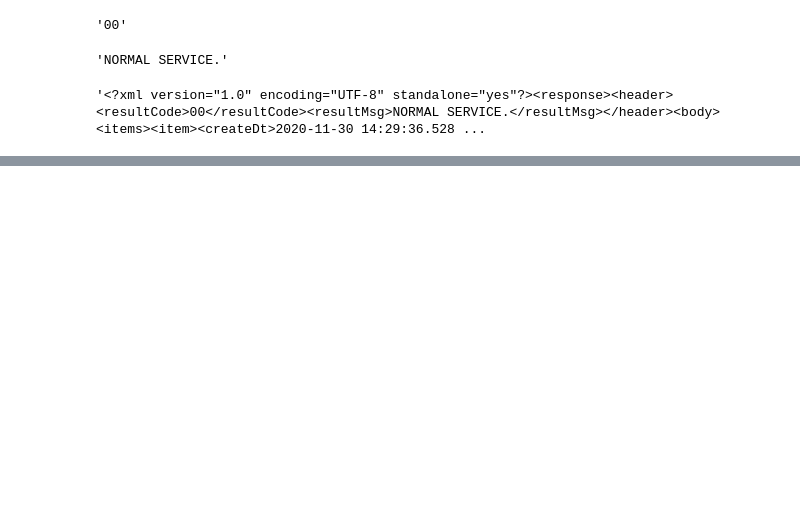
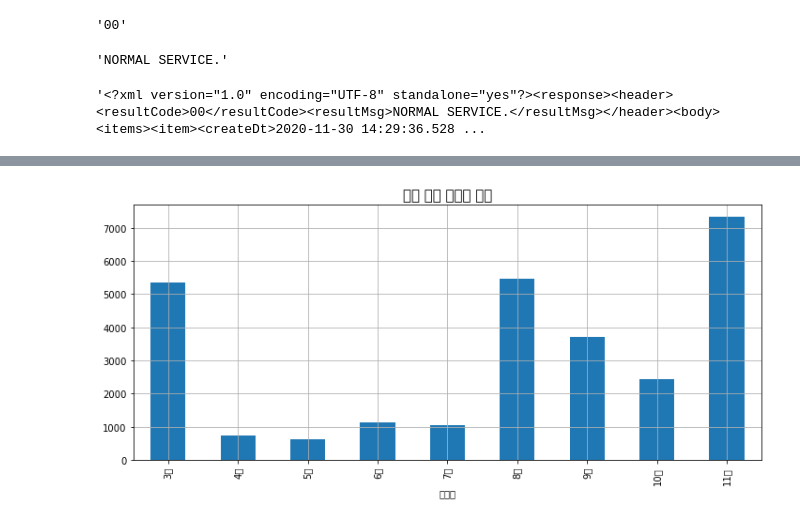
Before and after one commit to EGEG1212/Data-Analysis-2020, a Jupyter notebook: 09.Covid-19/02_Covid-19.ipynb, the cells around one changed output, grey strips where cells are left out. Cells and saved outputs as stored; diff of their text form; code cells hidden in the pictures; blank space fills up the shorter version.

```diff
--- a/09.Covid-19/02_Covid-19.ipynb
+++ b/09.Covid-19/02_Covid-19.ipynb
@@ -31,0 +185,4 @@ result.text
+# %%
+#월로묶기 resample('M) #확진일은 대표값;
+corona = corona_raw.resample('M').sum()
+corona
@@ -31,0 +201,4 @@ result.text
+# %%
+#확진일을 월인덱스변경
+corona.index = ['3월','4월','5월','6월','7월','8월','9월','10월','11월']
+corona
@@ -31,0 +287,8 @@ result.text
+# %%
+#월별은 바그래프로
+corona['합계'].plot(kind='bar', grid=True, figsize=(12,5))
+plt.xlabel('확진월')
+plt.title('전국 월별 확진자 추이', fontsize=15)
+plt.show()
+# %% [output]
+[figure, added]
```
Also changed, not shown: parts of 29 cells of this notebook, 5 other files.
